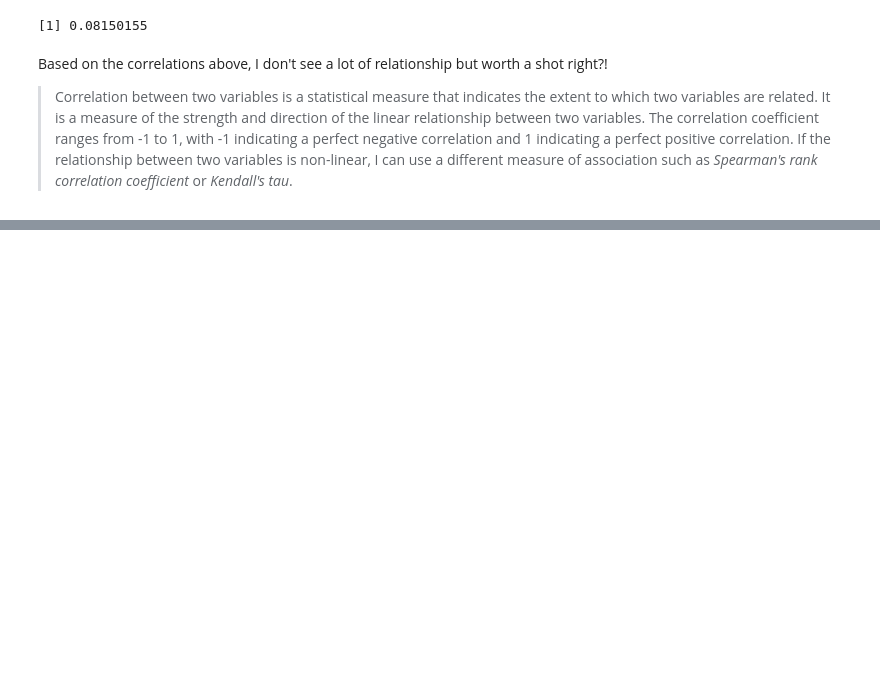
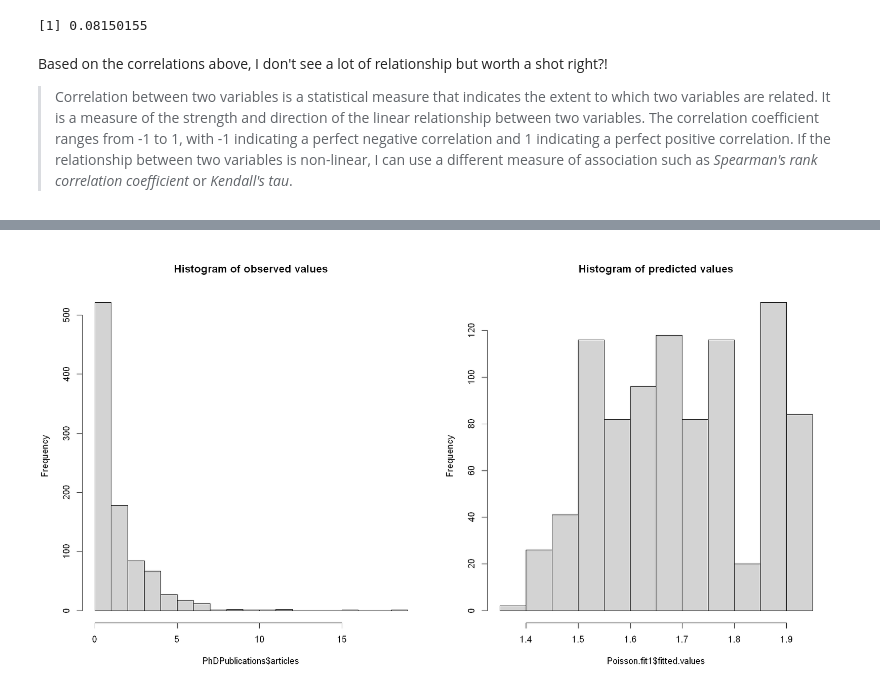
Before and after one commit to gishar/Count-Data-Modeling, a Jupyter notebook: Learning Count Data Modeling.ipynb, the cells around one changed output, grey strips where cells are left out. Drawn from its saved outputs; the diff is of its cells as text; code cells hidden in the pictures; blank space fills up the shorter version.

```diff
--- a/Learning Count Data Modeling.ipynb
+++ b/Learning Count Data Modeling.ipynb
@@ -252,0 +276,6 @@ Number of Fisher Scoring iterations: 5
+# %%
+options(repr.plot.width=15, repr.plot.height=8)
+par(mfrow = c(1,2)); hist(PhDPublications$articles, breaks = 25, main = "Histogram of observed values")
+hist(Poisson.fit1$fitted.values, main = "Histogram of predicted values"); par(mfrow = c(1,1))
+# %% [output]
+[figure, added]
```
Also changed, not shown: parts of 10 cells of this notebook, 1 other file.
